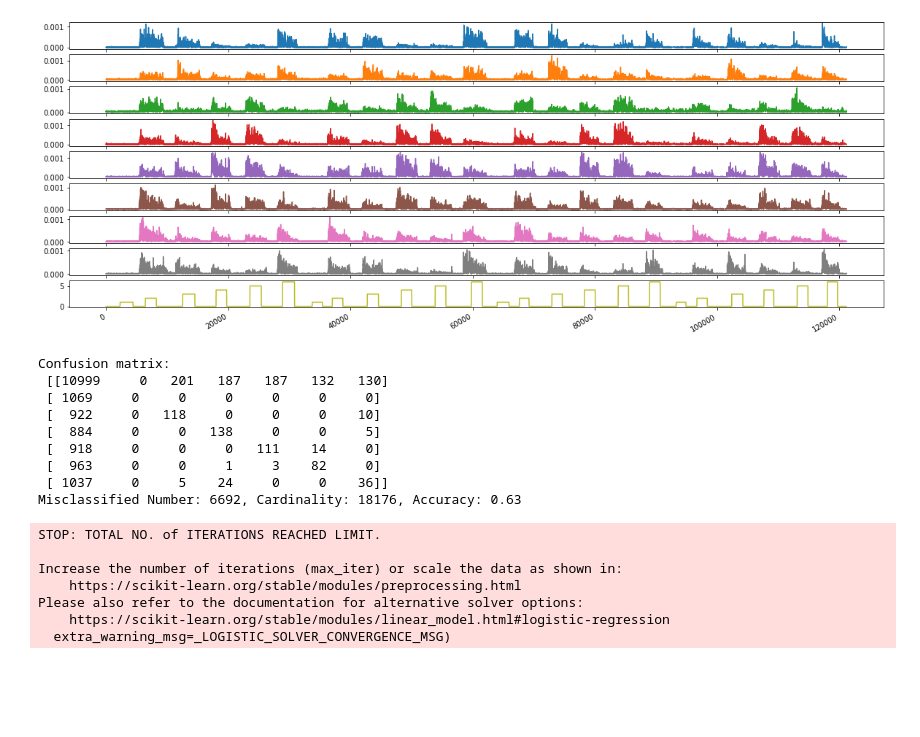
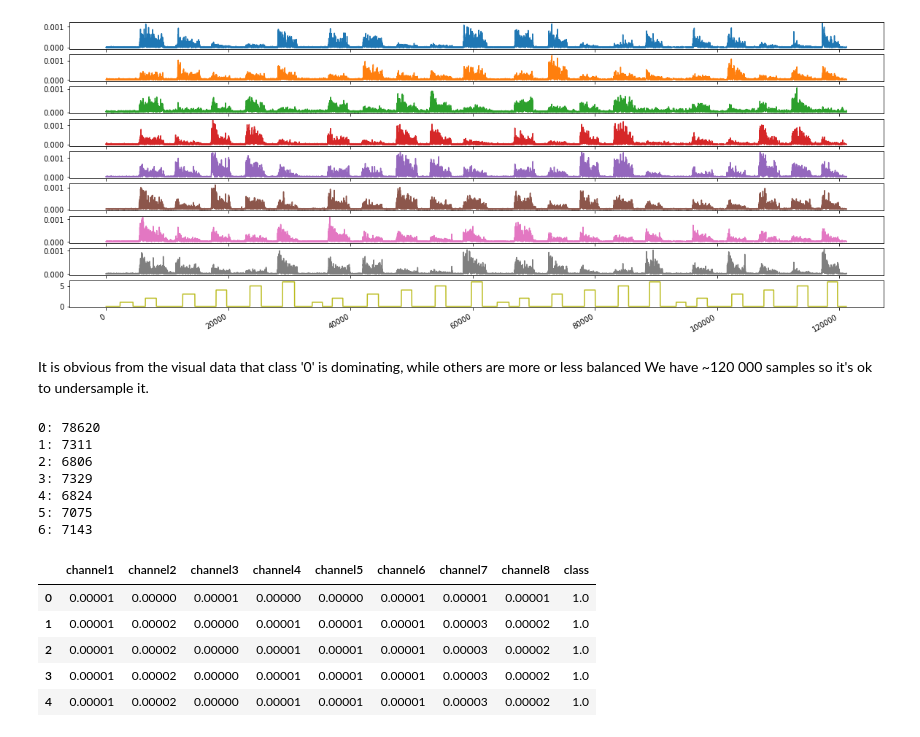
Before and after one commit to PandaCodes/kaminskii_task, a Jupyter notebook: task1.ipynb, the cells around one changed output. Drawn from its saved outputs; the diff is of its cells as text; code cells hidden in the pictures; blank space fills up the shorter version.

```diff
--- a/task1.ipynb
+++ b/task1.ipynb
@@ -72,0 +30,29 @@ plot_data(data)
+# %%
+N = 8
+ch_names = []
+for i in range(8):
+    ch_name = 'channel' + str(i+1)
+    ch_names.append(ch_name)
+
+participating_cols = ch_names.copy()
+participating_cols.append('class')
+data = data[participating_cols]
+
+def plot_data(data):
+    data.plot(subplots=True, legend=False, figsize=(20,8))
+    pyplot.show()
+
+plot_data(data)
+
+classes = data["class"].unique()
+
+# for c in classes:
+#     class_values = data[data["class"] == c][ch_names]
+#     abs_values = class_values.abs()
+#     values = pd.concat([
+#         class_values.mean().rename("Mean"),
+#         class_values.var().rename("Variance"),
+#         abs_values.mean().rename("Abs Mean"),
+#         abs_values.var().rename("Abs Variance")
+#     ], axis=1)
+#     print(f"Class {c}:\n {values} \n")
@@ -82,4 +82,33 @@ plot_data(data)
 # %% [output]
 9160 0.0012699999999999999
 [figure]
+# %% [markdown]
+It is obvious from the visual data that class '0' is dominating, while others are more or less balanced We have ~120 000 samples so it's ok to undersample it.
+# %%
+sm = 0
+for cls in classes:
+    l = len(data[data["class"] == cls])
+    print(f"{int(cls)}: {l}")
+    if cls != 0: sm += l
+mean_count = int( sm/(len(classes) - 1) )
+
+class0_data = data[data["class"] == 0]
+class0_data = resample(class0_data, n_samples=mean_count, replace=False, random_state=42)
+balanced_data = pd.concat([ data[data["class"] != 0], class0_data ], ignore_index=True)
+
+balanced_data.head(5)
+# %% [output]
+0: 78620
+1: 7311
+2: 6806
+3: 7329
+4: 6824
+5: 7075
+6: 7143
+|  | channel1 | channel2 | channel3 | channel4 | channel5 | channel6 | channel7 | channel8 | class |
+| 0 | 0.00001 | 0.00000 | 0.00001 | 0.00000 | 0.00000 | 0.00001 | 0.00001 | 0.00001 | 1.0 |
+| 1 | 0.00001 | 0.00002 | 0.00000 | 0.00001 | 0.00001 | 0.00001 | 0.00003 | 0.00002 | 1.0 |
+| 2 | 0.00001 | 0.00002 | 0.00000 | 0.00001 | 0.00001 | 0.00001 | 0.00003 | 0.00002 | 1.0 |
+| 3 | 0.00001 | 0.00002 | 0.00000 | 0.00001 | 0.00001 | 0.00001 | 0.00003 | 0.00002 | 1.0 |
+| 4 | 0.00001 | 0.00002 | 0.00000 | 0.00001 | 0.00001 | 0.00001 | 0.00003 | 0.00002 | 1.0 |
 # %%
@@ -109,20 +138,0 @@ def print_metrics(test_Y, pred_Y):
-# %%
-test_Y, pred_Y = train_logistic_regression(data)
-print_metrics(test_Y, pred_Y)
-# %% [output]
-Confusion matrix:
- [[10999     0   201   187   187   132   130]
- [ 1069     0     0     0     0     0     0]
- [  922     0   118     0     0     0    10]
- [  884     0     0   138     0     0     5]
- [  918     0     0     0   111    14     0]
- [  963     0     0     1     3    82     0]
- [ 1037     0     5    24     0     0    36]]
-Misclassified Number: 6692, Cardinality: 18176, Accuracy: 0.63
-STOP: TOTAL NO. of ITERATIONS REACHED LIMIT.
-
-Increase the number of iterations (max_iter) or scale the data as shown in:
-    https://scikit-learn.org/stable/modules/preprocessing.html
-Please also refer to the documentation for alternative solver options:
-    https://scikit-learn.org/stable/modules/linear_model.html#logistic-regression
-  extra_warning_msg=_LOGISTIC_SOLVER_CONVERGENCE_MSG)
```
Also changed, not shown: parts of 26 cells of this notebook, 4 other files.
